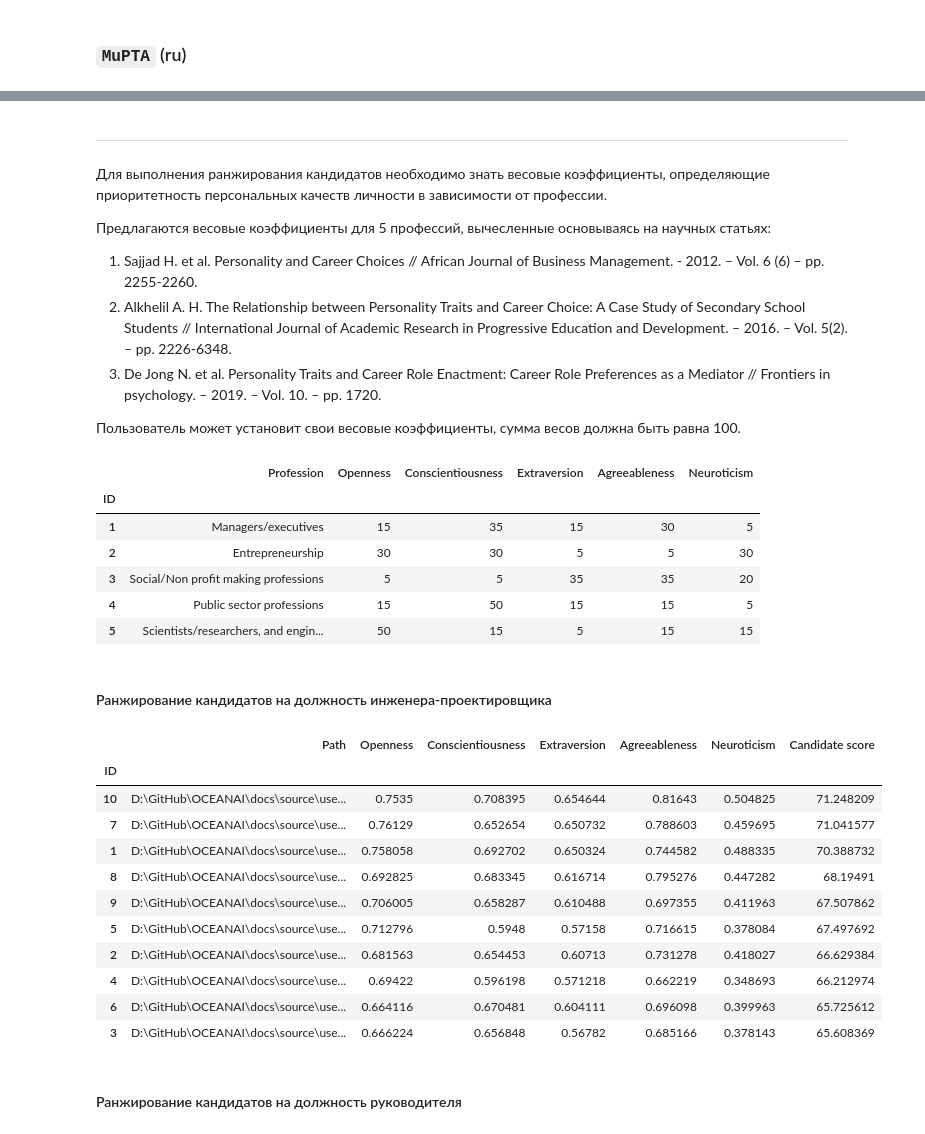
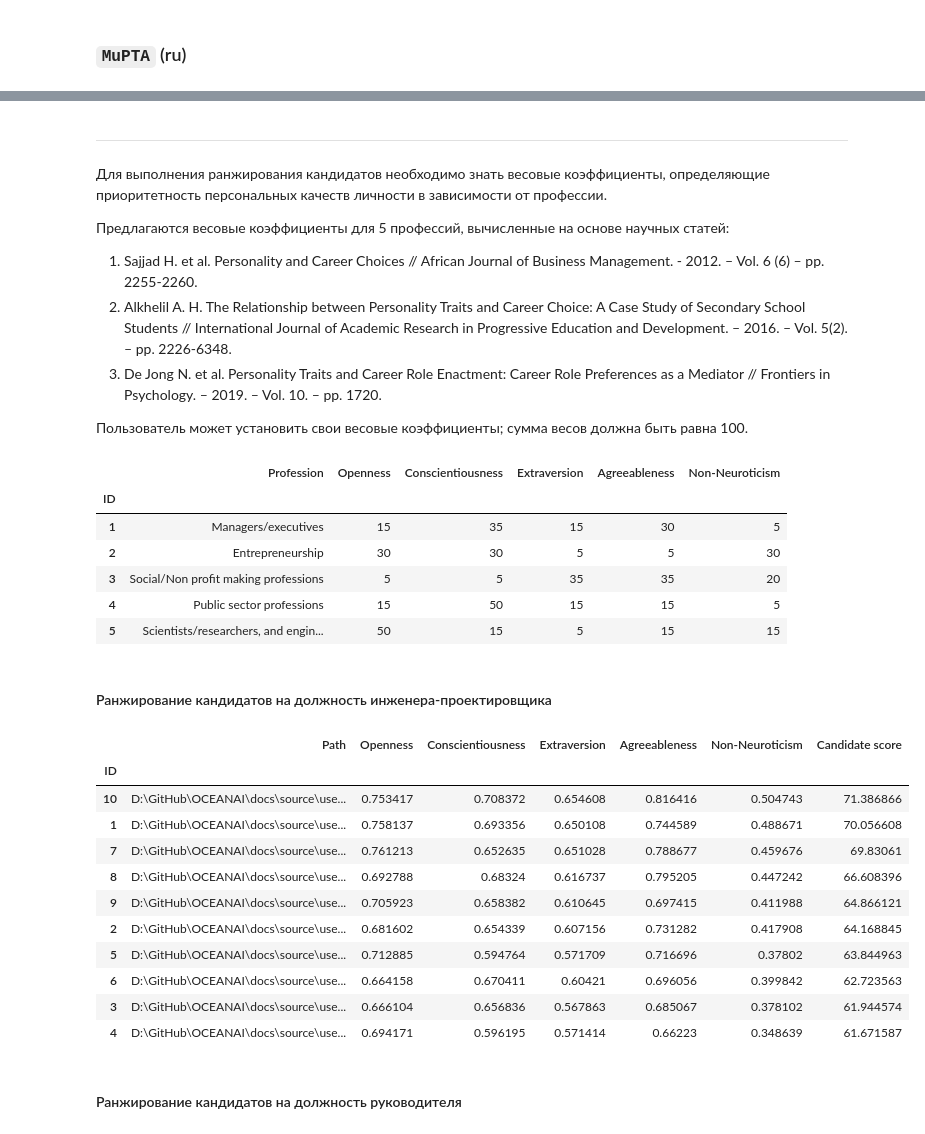
Before and after one commit to aimclub/OCEANAI, a Jupyter notebook: docs/source/user_guide/notebooks/Pipeline_practical_task_1.ipynb, the cells around one changed output, grey strips where cells are left out. Drawn from its saved outputs; the diff is of its cells as text; code cells hidden in the pictures.

```diff
--- a/docs/source/user_guide/notebooks/Pipeline_practical_task_1.ipynb
+++ b/docs/source/user_guide/notebooks/Pipeline_practical_task_1.ipynb
@@ -365,16 +429,16 @@ True
 
 Для выполнения ранжирования кандидатов необходимо знать весовые коэффициенты, определяющие приоритетность персональных качеств личности в зависимости от профессии.
 
-Предлагаются весовые коэффициенты для 5 профессий, вычесленные основываясь на научных статьях:
+Предлагаются весовые коэффициенты для 5 профессий, вычисленные на основе научных статей:
 
 1) Sajjad H. et al. Personality and Career Choices // African Journal of Business Management. - 2012. – Vol. 6 (6) – pp. 2255-2260.
 2) Alkhelil A. H. The Relationship between Personality Traits and Career Choice: A Case Study of Secondary School Students // International Journal of Academic Research in Progressive Education and Development. – 2016. – Vol. 5(2). – pp. 2226-6348.
-3) De Jong N. et al. Personality Traits and Career Role Enactment: Career Role Preferences as a Mediator // Frontiers in psychology. – 2019. – Vol. 10. – pp. 1720.
+3) De Jong N. et al. Personality Traits and Career Role Enactment: Career Role Preferences as a Mediator // Frontiers in Psychology. – 2019. – Vol. 10. – pp. 1720.
 
-Пользователь может установит свои весовые коэффициенты, сумма весов должна быть равна 100.
+Пользователь может установить свои весовые коэффициенты; сумма весов должна быть равна 100.
 # %%
 # Загрузка датафрейма с весовыми коэффициентами
-url = 'https://download.sberdisk.ru/download/file/429714820?token=M7fLsRLWvQH39ka&filename=traits_priority_for_professions.csv'
+url = 'https://download.sberdisk.ru/download/file/478675798?token=fF5fNZVpthQlEV0&filename=traits_priority_for_professions.csv'
 traits_priority_for_professions = pd.read_csv(url)
 
 traits_priority_for_professions.index.name = 'ID'
@@ -383,7 +447,7 @@ traits_priority_for_professions.index = traits_priority_for_professions.index.ma
 
 traits_priority_for_professions
 # %% [output]
-|  | Profession | Openness | Conscientiousness | Extraversion | Agreeableness | Neuroticism |
+|  | Profession | Openness | Conscientiousness | Extraversion | Agreeableness | Non-Neuroticism |
 | ID |  |  |  |  |  |  |
 | 1 | Managers/executives | 15 | 35 | 15 | 30 | 5 |
 | 2 | Entrepreneurship | 30 | 30 | 5 | 5 | 30 |
@@ -395,32 +459,32 @@ traits_priority_for_professions
 # %%
 weights = traits_priority_for_professions.iloc[4].values[1:]
 weights = list(map(int, weights))
 
 _b5._candidate_ranking(
     weigths_openness = weights[0],
     weigths_conscientiousness = weights[1],
     weigths_extraversion = weights[2],
     weigths_agreeableness = weights[3],
-    weigths_neuroticism = weights[4],
+    weigths_non_neuroticism = weights[4],
     out = False
 )
 
-_b5._save_logs(df = _b5.df_files_ranking_, name = 'candidate_ranking_engineers', out = True)
+_b5._save_logs(df = _b5.df_files_ranking_, name = 'engineer_candidate_ranking_mupta_ru', out = True)
 
 _b5.df_files_ranking_
 # %% [output]
-|  | Path | Openness | Conscientiousness | Extraversion | Agreeableness | Neuroticism | Candidate score |
+|  | Path | Openness | Conscientiousness | Extraversion | Agreeableness | Non-Neuroticism | Candidate score |
 | ID |  |  |  |  |  |  |  |
-| 10 | D:\GitHub\OCEANAI\docs\source\use... | 0.7535 | 0.708395 | 0.654644 | 0.81643 | 0.504825 | 71.248209 |
-| 7 | D:\GitHub\OCEANAI\docs\source\use... | 0.76129 | 0.652654 | 0.650732 | 0.788603 | 0.459695 | 71.041577 |
-| 1 | D:\GitHub\OCEANAI\docs\source\use... | 0.758058 | 0.692702 | 0.650324 | 0.744582 | 0.488335 | 70.388732 |
-| 8 | D:\GitHub\OCEANAI\docs\source\use... | 0.692825 | 0.683345 | 0.616714 | 0.795276 | 0.447282 | 68.19491 |
-| 9 | D:\GitHub\OCEANAI\docs\source\use... | 0.706005 | 0.658287 | 0.610488 | 0.697355 | 0.411963 | 67.507862 |
-| 5 | D:\GitHub\OCEANAI\docs\source\use... | 0.712796 | 0.5948 | 0.57158 | 0.716615 | 0.378084 | 67.497692 |
-| 2 | D:\GitHub\OCEANAI\docs\source\use... | 0.681563 | 0.654453 | 0.60713 | 0.731278 | 0.418027 | 66.629384 |
-| 4 | D:\GitHub\OCEANAI\docs\source\use... | 0.69422 | 0.596198 | 0.571218 | 0.662219 | 0.348693 | 66.212974 |
-| 6 | D:\GitHub\OCEANAI\docs\source\use... | 0.664116 | 0.670481 | 0.604111 | 0.696098 | 0.399963 | 65.725612 |
-| 3 | D:\GitHub\OCEANAI\docs\source\use... | 0.666224 | 0.656848 | 0.56782 | 0.685166 | 0.378143 | 65.608369 |
+| 10 | D:\GitHub\OCEANAI\docs\source\use... | 0.753417 | 0.708372 | 0.654608 | 0.816416 | 0.504743 | 71.386866 |
+| 1 | D:\GitHub\OCEANAI\docs\source\use... | 0.758137 | 0.693356 | 0.650108 | 0.744589 | 0.488671 | 70.056608 |
+| 7 | D:\GitHub\OCEANAI\docs\source\use... | 0.761213 | 0.652635 | 0.651028 | 0.788677 | 0.459676 | 69.83061 |
+| 8 | D:\GitHub\OCEANAI\docs\source\use... | 0.692788 | 0.68324 | 0.616737 | 0.795205 | 0.447242 | 66.608396 |
+| 9 | D:\GitHub\OCEANAI\docs\source\use... | 0.705923 | 0.658382 | 0.610645 | 0.697415 | 0.411988 | 64.866121 |
+| 2 | D:\GitHub\OCEANAI\docs\source\use... | 0.681602 | 0.654339 | 0.607156 | 0.731282 | 0.417908 | 64.168845 |
+| 5 | D:\GitHub\OCEANAI\docs\source\use... | 0.712885 | 0.594764 | 0.571709 | 0.716696 | 0.37802 | 63.844963 |
+| 6 | D:\GitHub\OCEANAI\docs\source\use... | 0.664158 | 0.670411 | 0.60421 | 0.696056 | 0.399842 | 62.723563 |
+| 3 | D:\GitHub\OCEANAI\docs\source\use... | 0.666104 | 0.656836 | 0.567863 | 0.685067 | 0.378102 | 61.944574 |
+| 4 | D:\GitHub\OCEANAI\docs\source\use... | 0.694171 | 0.596195 | 0.571414 | 0.66223 | 0.348639 | 61.671587 |
 # %% [markdown]
 #### Ранжирование кандидатов на должность руководителя
 # %%
```
Also changed, not shown: parts of 27 cells of this notebook, 22 other files.
